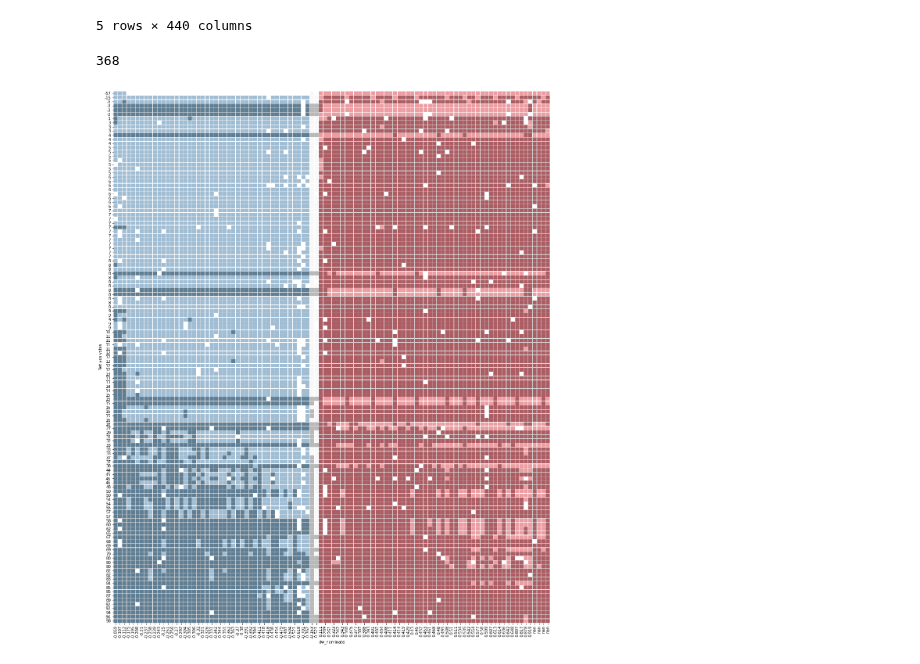
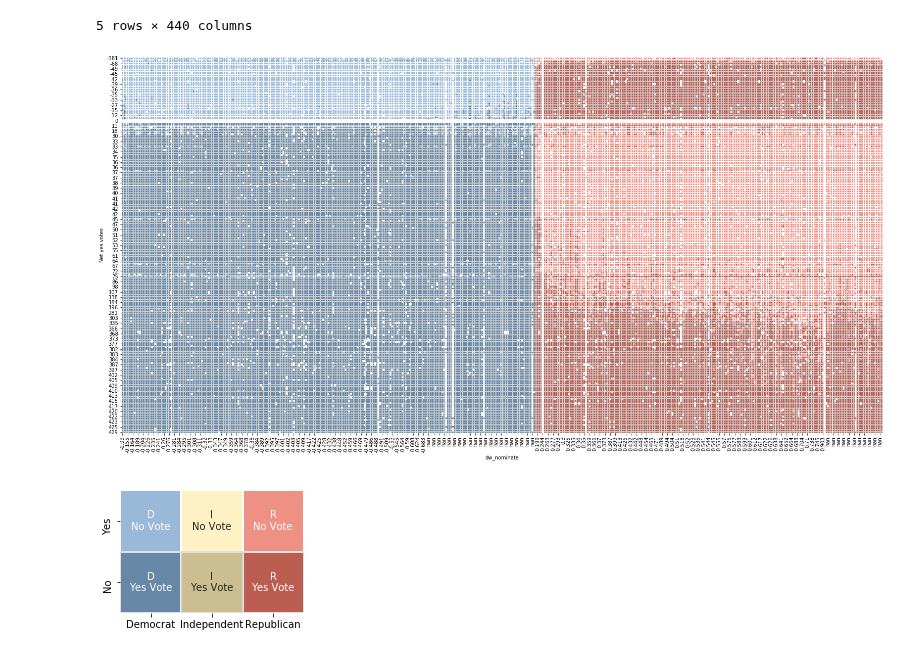
Before and after one commit to Nhorning/Congressional_Survival, a Jupyter notebook: Exploratory Data Analysis.ipynb, the cells around one changed output. Cells and saved outputs as stored; diff of their text form; code cells hidden in the pictures.

Commit message:
Created Key for Heatmap

```diff
--- a/Exploratory Data Analysis.ipynb
+++ b/Exploratory Data Analysis.ipynb
@@ -400,42 +400,59 @@ from collections import defaultdict
 factordict = defaultdict(int)
 factordict['Yes'], factordict['No'] = 1,-1
 
 #prep data (sort by party / dw_nominate score, then code yes / no into votes into negative positive values)
-data = test_dfsenate.sort_index('columns',['party','dw_nominate']).applymap(lambda x: factordict[x])
+data = test_dfhouse.sort_index('columns',['party','dw_nominate']).applymap(lambda x: factordict[x])
 
 #sort votes by net votes
 sortseries = data.sum(axis=1)
 sortseries.sort_values(inplace=True)
 data = data.reindex(sortseries.index)
 mask = data.applymap(lambda x: x == 0).values
 
 #create a dataframe to map red and blue colors
 partydict = defaultdict(int)
 partydict['R'], partydict['D'] = 1, -1
 colormask = data.apply(lambda x: x.index.get_level_values('party'), axis=1).applymap(lambda x: partydict[x]).values
 
-print(mask.sum())
-
 #change index's to something useful
 data.index = sortseries.values
 data.index.name = 'Net yes votes'
 data.columns = data.columns.get_level_values('dw_nominate')
 
 #set the size of the plot
-scale=5
-wd, ht = int(len(data.columns)/scale), int(len(data.index)/scale)
+def set_scale(idx):
+    return int(len(idx)/scale+base)
+
+base=10
+scale=25
+wd, ht = set_scale(data.columns), set_scale(data.index)
 f, ax = plt.subplots(1,1, figsize=(wd,ht))
 
+sns.set_palette('muted')
 
-cmap = sns.diverging_palette(240, 10, as_cmap=True)#['blue','white','red']
-sns.heatmap(data=colormask, ax=ax, cmap=cmap, linewidth=1/scale, cbar=False, alpha=1, mask=mask)
+#plot the party colors
+cmap = sns.color_palette('RdYlBu_r')
+sns.heatmap(data=colormask, ax=ax, cmap=cmap, linewidth=1/(scale*2), alpha=1, mask=mask, cbar=False, square=True)
+    #cbar=True, cbar_kws = dict(use_gridspec=False, location='bottom'))
 
-cmap = ['white','grey']
-sns.heatmap(data=data, ax=ax, cmap=cmap, linewidth=1/(scale*2), cbar=False, alpha=.5, mask=mask)
+#plot the yes no vote data
+cmap1 = ['white','grey']
+sns.heatmap(data=data, ax=ax, cmap=cmap1, linewidth=1/(scale*2), cbar=False, alpha=.4, mask=mask)
 
+#Create the key
+f, ax1 = plt.subplots(1, figsize=(wd/8, ht/8))
 
-ax.legend()
+labels = np.array([['D\nNo Vote','I\nNo Vote','R\nNo Vote'],\
+                   ['D\nYes Vote','I\nYes Vote','R\nYes Vote']])
+
+xticklabels=['Democrat','Independent','Republican']
+yticklabels=['Yes','No']
+
+sns.heatmap(data=[[-1,0,1],[-1,0,1]], ax=ax1, cmap=cmap, linewidth=1, cbar=False, alpha=1, annot=labels, fmt='', square=True)
+sns.heatmap(data=[[-1,-1,-1],[1,1,1]], ax=ax1, cmap=cmap1, linewidth=1, cbar=False, alpha=.4, xticklabels=xticklabels, yticklabels=yticklabels)
+
+#show the plot
 plt.show()
 # %% [output]
-368
-[figure, old version]
+[figure, new version]
+[figure, added]
```
